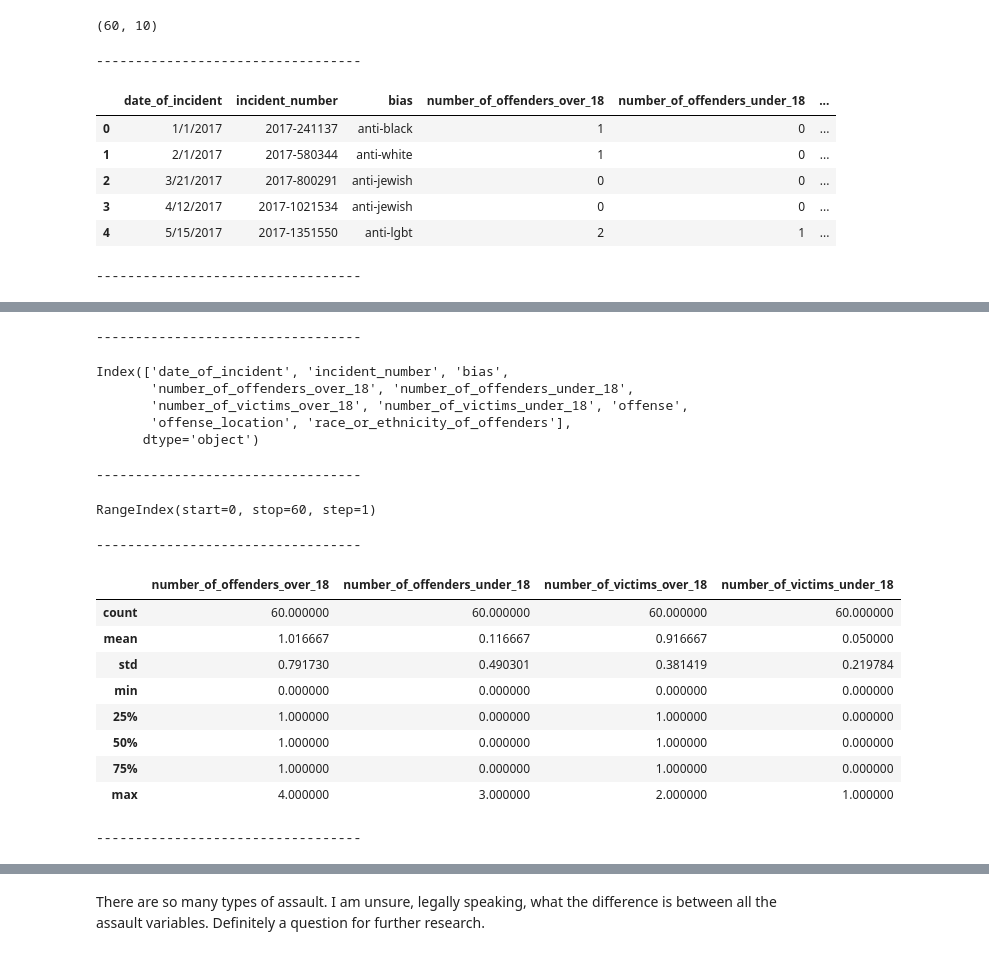
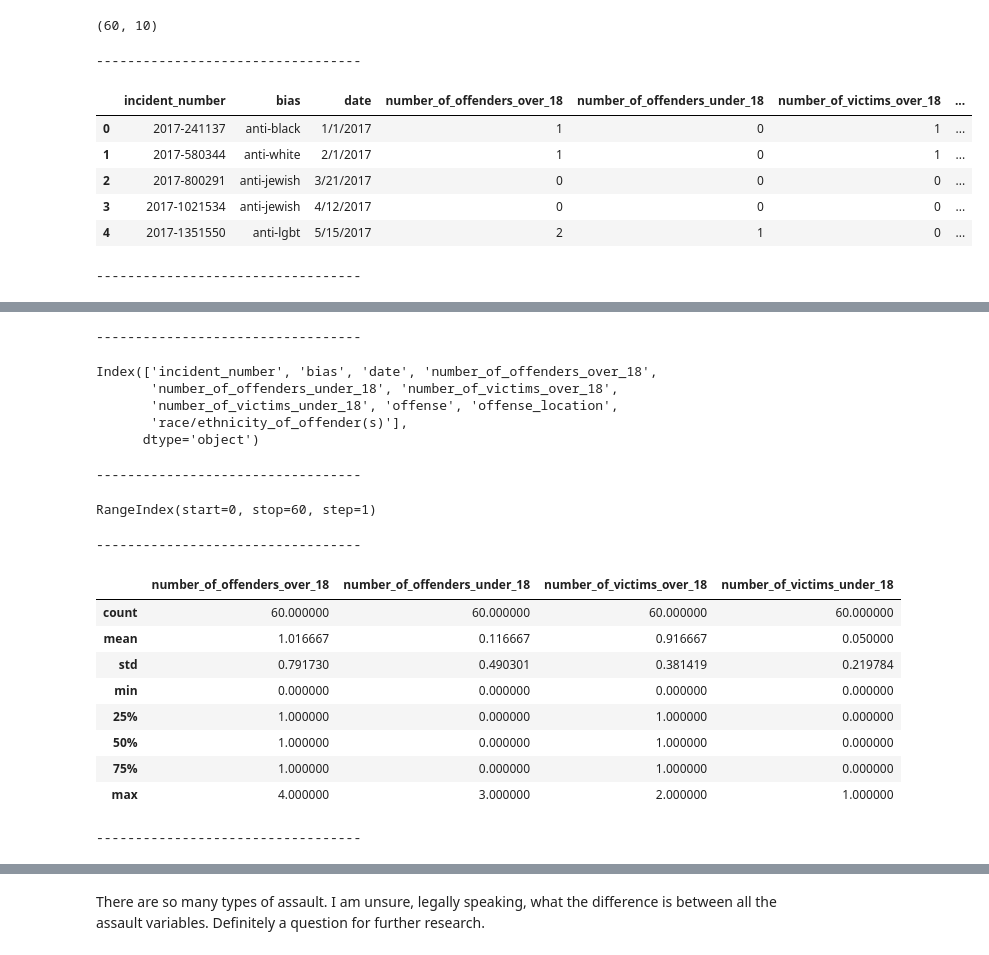
Before and after one commit to rgrantham82/Crime-Analysis, a Jupyter notebook: hate_crimes_analysis/Exploratory Analysis.ipynb, the cells around one changed output, grey strips where cells are left out. Cells and saved outputs as stored; diff of their text form; code cells hidden in the pictures.

```diff
--- a/hate_crimes_analysis/Exploratory Analysis.ipynb
+++ b/hate_crimes_analysis/Exploratory Analysis.ipynb
@@ -10,28 +22,28 @@ import matplotlib.pyplot as plt
 %matplotlib inline
 # %%
 # Importing & examining the cleaned dataset
-df = pd.read_csv(r"C:\Users\Robert\OneDrive\Desktop\aus_clean.csv")
+df = pd.read_csv('aus_clean.csv')
 
 display(df.shape)
 print('----------------------------------')
 display(df.head())
 print('----------------------------------')
 display(df.tail())
 print('----------------------------------')
 display(df.columns)
 print('----------------------------------')
 display(df.index)
 print('----------------------------------')
 display(df.describe())
 print('----------------------------------')
 display(df.dtypes)
 # %% [output]
 (60, 10)
 ----------------------------------
-|  | date_of_incident | incident_number | bias | number_of_offenders_over_18 | number_of_offenders_under_18 | ... |
-| 0 | 1/1/2017 | 2017-241137 | anti-black | 1 | 0 | ... |
-| 1 | 2/1/2017 | 2017-580344 | anti-white | 1 | 0 | ... |
-| 2 | 3/21/2017 | 2017-800291 | anti-jewish | 0 | 0 | ... |
-| 3 | 4/12/2017 | 2017-1021534 | anti-jewish | 0 | 0 | ... |
-| 4 | 5/15/2017 | 2017-1351550 | anti-lgbt | 2 | 1 | ... |
+|  | incident_number | bias | date | number_of_offenders_over_18 | number_of_offenders_under_18 | number_of_victims_over_18 | ... |
+| 0 | 2017-241137 | anti-black | 1/1/2017 | 1 | 0 | 1 | ... |
+| 1 | 2017-580344 | anti-white | 2/1/2017 | 1 | 0 | 1 | ... |
+| 2 | 2017-800291 | anti-jewish | 3/21/2017 | 0 | 0 | 0 | ... |
+| 3 | 2017-1021534 | anti-jewish | 4/12/2017 | 0 | 0 | 0 | ... |
+| 4 | 2017-1351550 | anti-lgbt | 5/15/2017 | 2 | 1 | 0 | ... |
 ----------------------------------
@@ -44,8 +56,8 @@ display(df.dtypes)
 ----------------------------------
-Index(['date_of_incident', 'incident_number', 'bias',
-       'number_of_offenders_over_18', 'number_of_offenders_under_18',
-       'number_of_victims_over_18', 'number_of_victims_under_18', 'offense',
-       'offense_location', 'race_or_ethnicity_of_offenders'],
+Index(['incident_number', 'bias', 'date', 'number_of_offenders_over_18',
+       'number_of_offenders_under_18', 'number_of_victims_over_18',
+       'number_of_victims_under_18', 'offense', 'offense_location',
+       'race/ethnicity_of_offender(s)'],
       dtype='object')
 ----------------------------------
 RangeIndex(start=0, stop=60, step=1)
```
Also changed, not shown: parts of 16 cells of this notebook.
